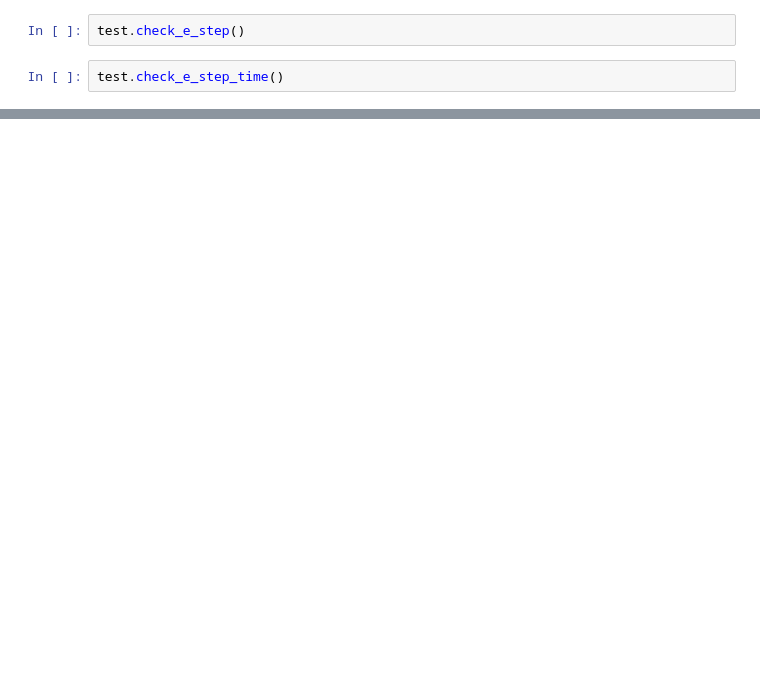
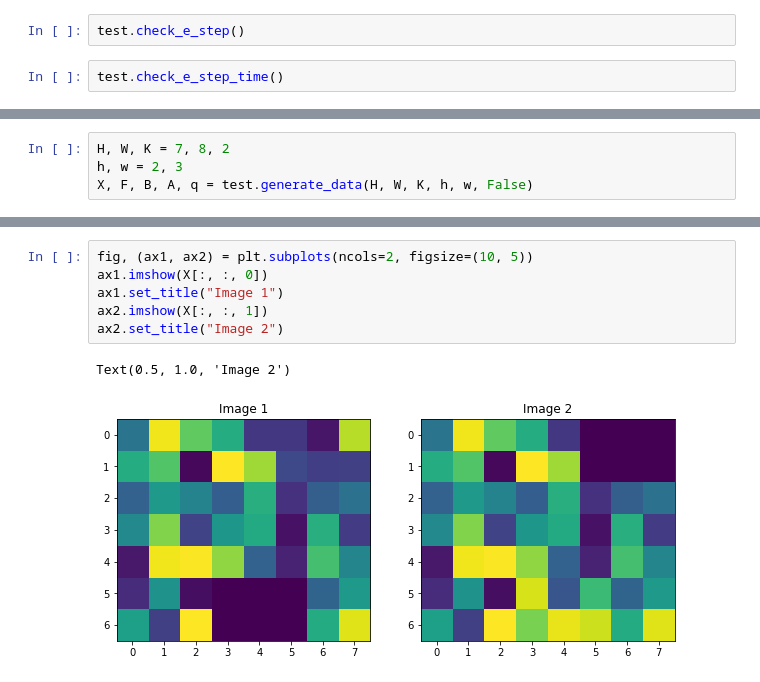
Before and after one commit to Muhamob/bmmo-2019-Fall, a Jupyter notebook: hw/practice_1/Tests.ipynb, the cells around one changed output, grey strips where cells are left out. Saved outputs shown, nothing was run; the diff lists cells and outputs as text; blank space fills up the shorter version.

```diff
--- a/hw/practice_1/Tests.ipynb
+++ b/hw/practice_1/Tests.ipynb
@@ -21,0 +27,4 @@ test.check_e_step_time()
+# %%
+H, W, K = 7, 8, 2
+h, w = 2, 3
+X, F, B, A, q = test.generate_data(H, W, K, h, w, False)
@@ -21,0 +42,9 @@ test.check_e_step_time()
+# %%
+fig, (ax1, ax2) = plt.subplots(ncols=2, figsize=(10, 5))
+ax1.imshow(X[:, :, 0])
+ax1.set_title("Image 1")
+ax2.imshow(X[:, :, 1])
+ax2.set_title("Image 2")
+# %% [output]
+Text(0.5, 1.0, 'Image 2')
+[figure, added]
```
Also changed, not shown: parts of 13 cells of this notebook, 2 other files.
